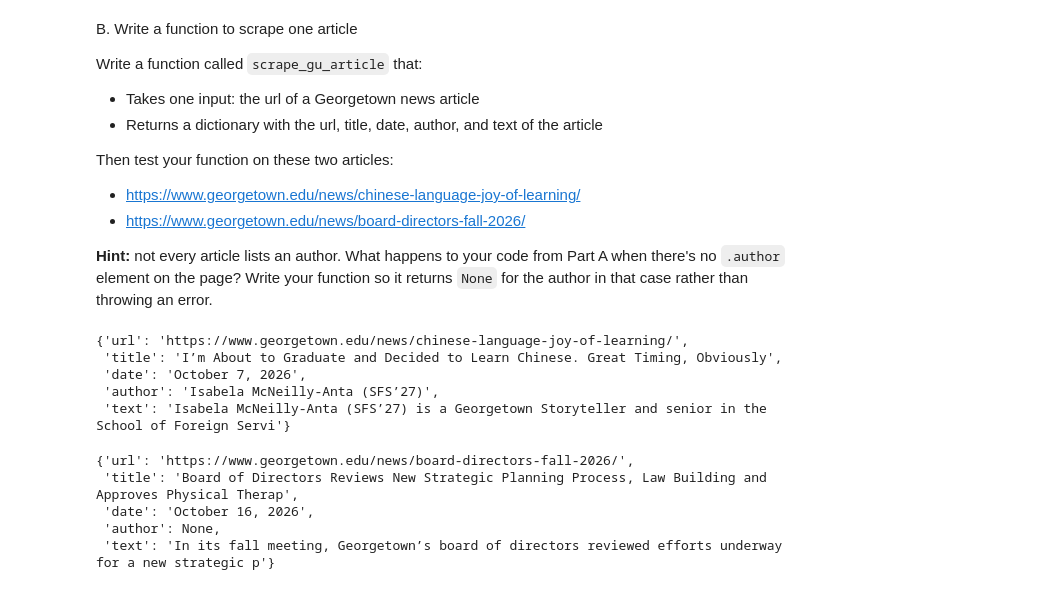
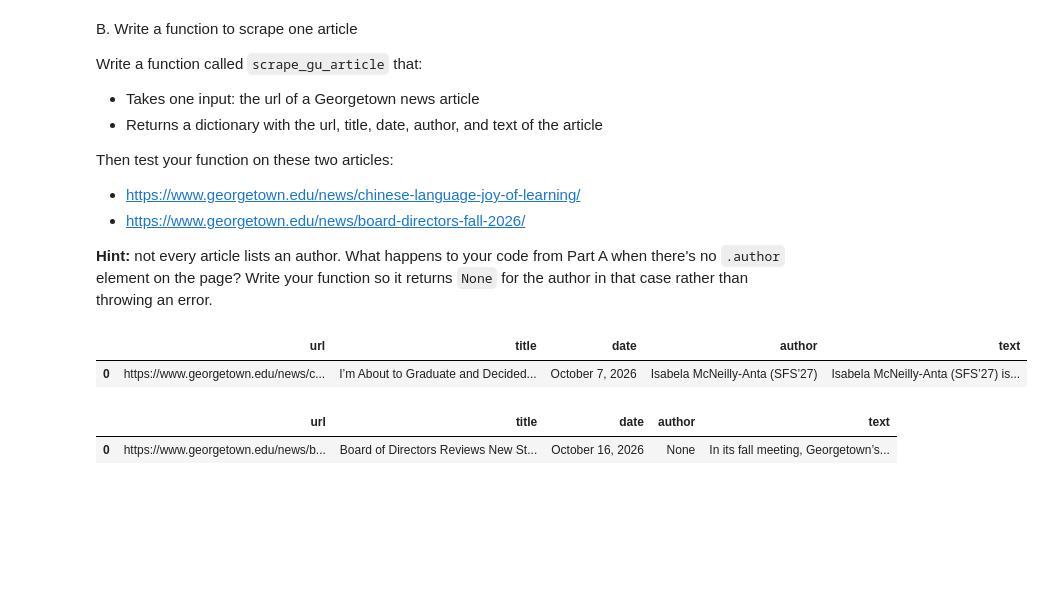
Before and after one commit to rebeccajohnson88/PPOL5203_fall2026, a Jupyter notebook: activities/_week9_activity_solutions.ipynb, the cells around one changed output. Saved outputs shown, nothing was run; the diff lists cells and outputs as text; code cells hidden in the pictures; blank space fills up the shorter version.

```diff
--- a/activities/_week9_activity_solutions.ipynb
+++ b/activities/_week9_activity_solutions.ipynb
@@ -616,22 +631,26 @@ def scrape_gu_article(url):
             "date": story_date,
             "author": story_author,
             "text": story_text}
+# %%
+## test on an article with an author
+test_1 = scrape_gu_article("https://www.georgetown.edu/news/chinese-language-joy-of-learning/")
+test_df = pd.DataFrame(test_1, index = [0])
+test_df.head()
+
+## test on an article without an author
+test_2 = scrape_gu_article("https://www.georgetown.edu/news/board-directors-fall-2026/")
+test_2_df = pd.DataFrame(test_2, index = [0])
+test_2_df.head()
+# %% [output]
+|  | url | title | date | author | text |
+| 0 | https://www.georgetown.edu/news/c... | I’m About to Graduate and Decided... | October 7, 2026 | Isabela McNeilly-Anta (SFS’27) | Isabela McNeilly-Anta (SFS’27) is... |
+|  | url | title | date | author | text |
+| 0 | https://www.georgetown.edu/news/b... | Board of Directors Reviews New St... | October 16, 2026 | None | In its fall meeting, Georgetown’s... |
 # %%
-## test on an article with an author
-test_1 = scrape_gu_article("https://www.georgetown.edu/news/chinese-language-joy-of-learning/")
 {key: value[0:100] if isinstance(value, str) else value for key, value in test_1.items()}
+
+
 
 ## test on an article without an author
 test_2 = scrape_gu_article("https://www.georgetown.edu/news/board-directors-fall-2026/")
 {key: value[0:100] if isinstance(value, str) else value for key, value in test_2.items()}
-# %% [output]
-{'url': 'https://www.georgetown.edu/news/chinese-language-joy-of-learning/',
- 'title': 'I’m About to Graduate and Decided to Learn Chinese. Great Timing, Obviously',
- 'date': 'October 7, 2026',
- 'author': 'Isabela McNeilly-Anta (SFS’27)',
- 'text': 'Isabela McNeilly-Anta (SFS’27) is a Georgetown Storyteller and senior in the School of Foreign Servi'}
-{'url': 'https://www.georgetown.edu/news/board-directors-fall-2026/',
- 'title': 'Board of Directors Reviews New Strategic Planning Process, Law Building and Approves Physical Therap',
- 'date': 'October 16, 2026',
- 'author': None,
- 'text': 'In its fall meeting, Georgetown’s board of directors reviewed efforts underway for a new strategic p'}
```
Also changed, not shown: parts of 2 cells of this notebook, 7 other files.
